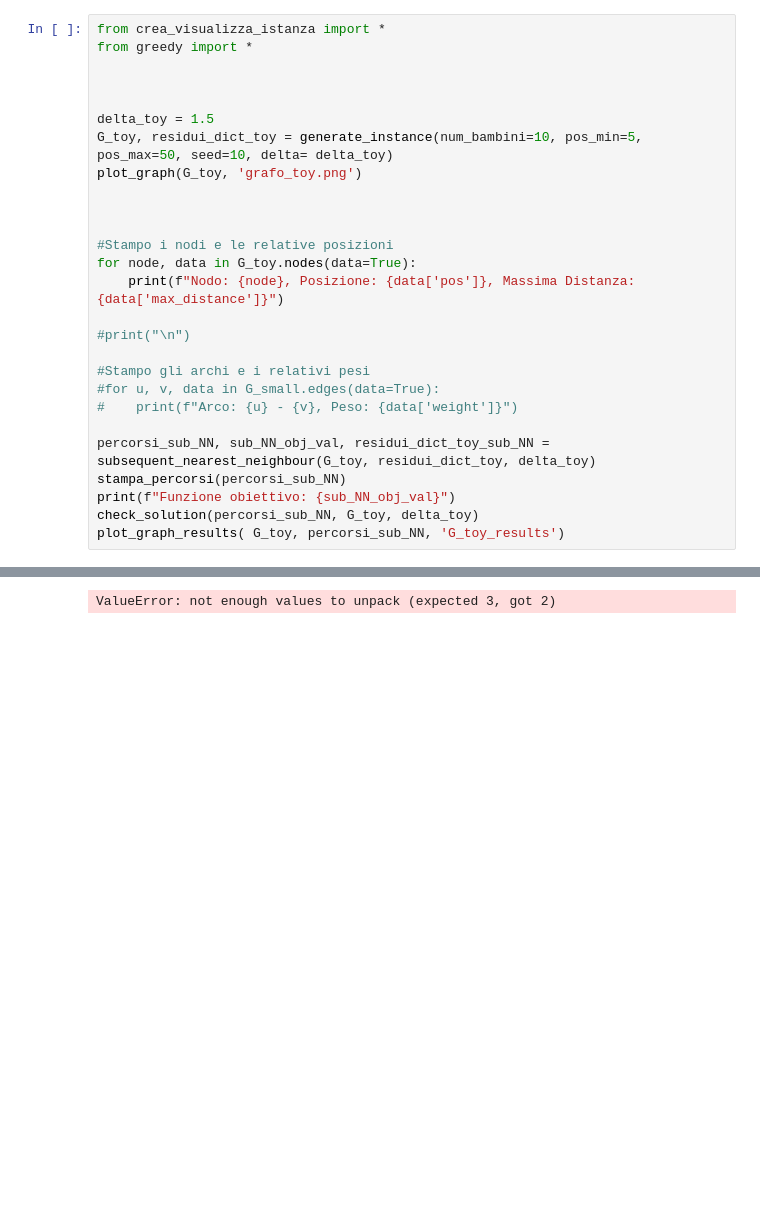
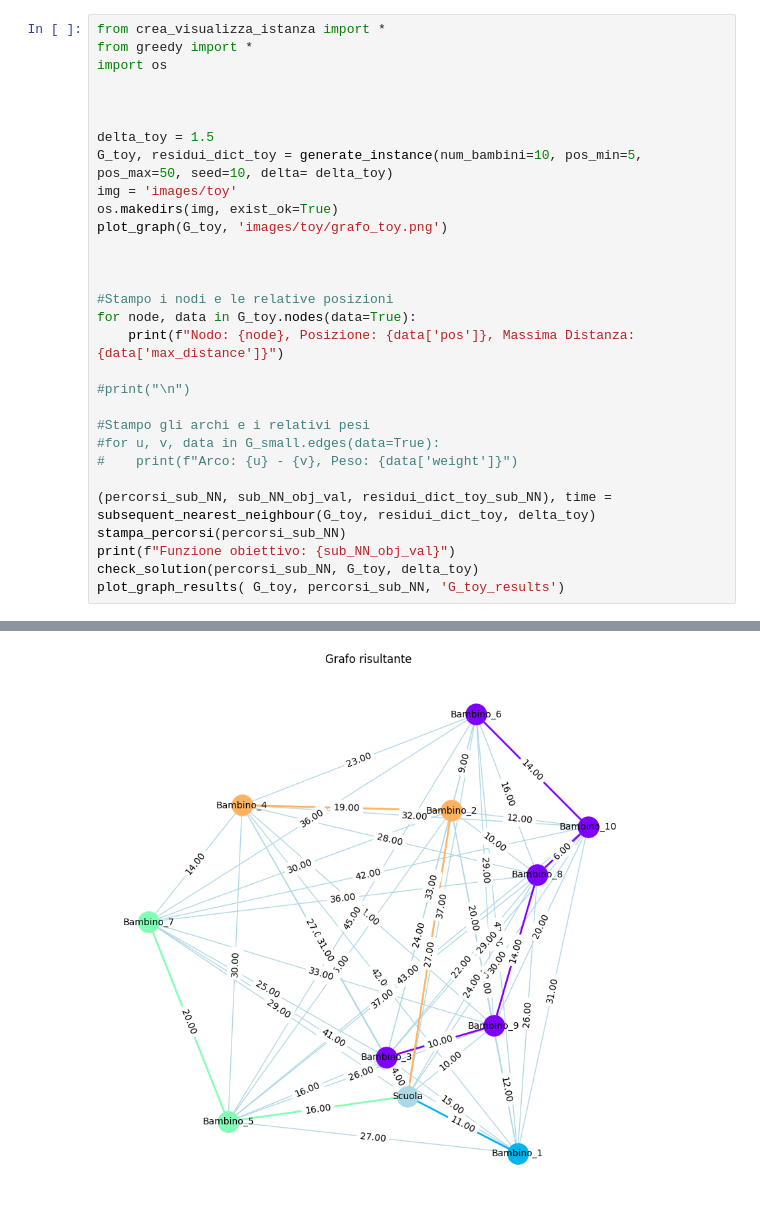
Before and after one commit to saracavicchi/Pedibus_OR, a Jupyter notebook: istanza_toy_main.ipynb, the cells around one changed output, grey strips where cells are left out. Saved outputs shown, nothing was run; the diff lists cells and outputs as text; blank space fills up the shorter version.

```diff
--- a/istanza_toy_main.ipynb
+++ b/istanza_toy_main.ipynb
@@ -1,12 +1,15 @@
 # %%
 from crea_visualizza_istanza import *
 from greedy import *
+import os
 
 
 
 delta_toy = 1.5
 G_toy, residui_dict_toy = generate_instance(num_bambini=10, pos_min=5, pos_max=50, seed=10, delta= delta_toy)
-plot_graph(G_toy, 'grafo_toy.png')
+img = 'images/toy'
+os.makedirs(img, exist_ok=True)
+plot_graph(G_toy, 'images/toy/grafo_toy.png')
 
 
 
@@ -20,7 +23,7 @@ for node, data in G_toy.nodes(data=True):
 #for u, v, data in G_small.edges(data=True):
 #    print(f"Arco: {u} - {v}, Peso: {data['weight']}")
 
-percorsi_sub_NN, sub_NN_obj_val, residui_dict_toy_sub_NN = subsequent_nearest_neighbour(G_toy, residui_dict_toy, delta_toy)
+(percorsi_sub_NN, sub_NN_obj_val, residui_dict_toy_sub_NN), time = subsequent_nearest_neighbour(G_toy, residui_dict_toy, delta_toy)
 stampa_percorsi(percorsi_sub_NN)
 print(f"Funzione obiettivo: {sub_NN_obj_val}")
 check_solution(percorsi_sub_NN, G_toy, delta_toy)
@@ -42 +53 @@ Tempo impiegato: 00:00:0.000106
-ValueError: not enough values to unpack (expected 3, got 2)
+[figure, added]
```
Also changed, not shown: parts of 1 cell of this notebook, 7 other files.
